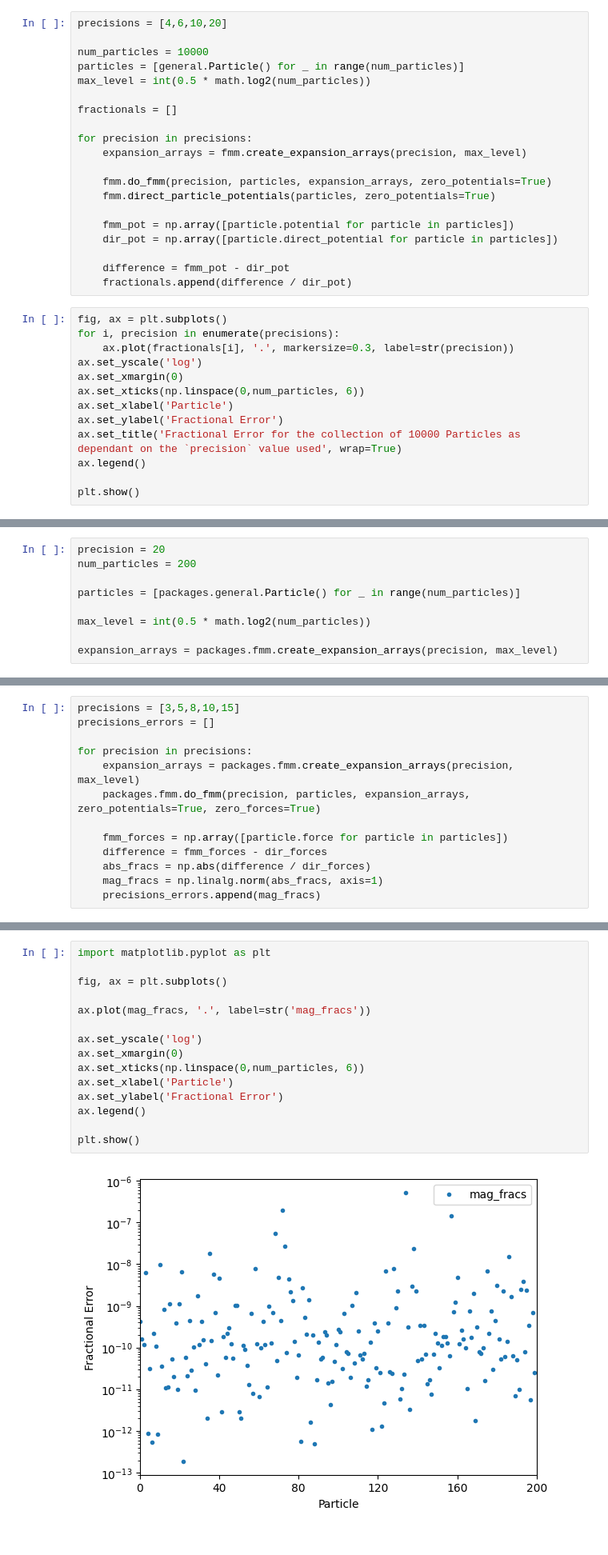
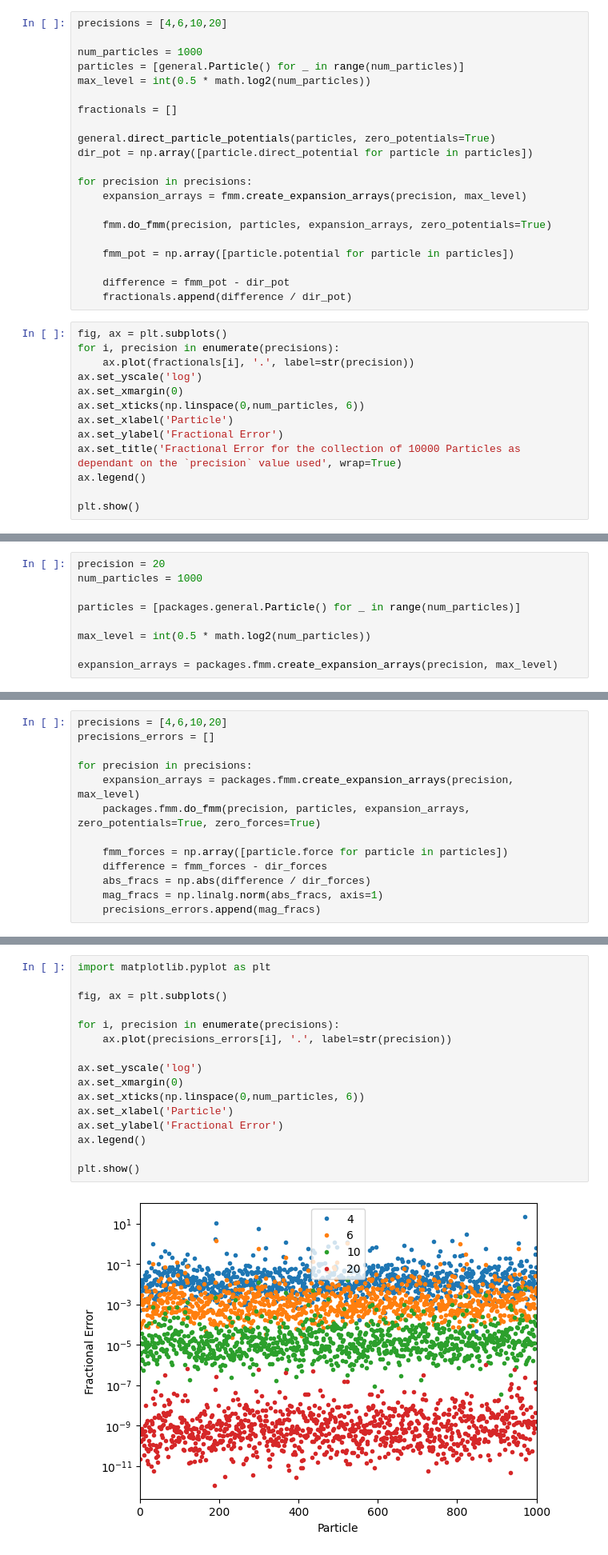
Before and after one commit to Part-II-Computational-Physics/hierarchical-methods-lb880, a Jupyter notebook: fmm_book.ipynb, the cells around one changed output, grey strips where cells are left out. Shown at 80% size. Cells and saved outputs as stored; diff of their text form.

```diff
--- a/fmm_book.ipynb
+++ b/fmm_book.ipynb
@@ -131,27 +127,28 @@ percent_error = 100*fractional_error
 # %%
 precisions = [4,6,10,20]
 
-num_particles = 10000
+num_particles = 1000
 particles = [general.Particle() for _ in range(num_particles)]
 max_level = int(0.5 * math.log2(num_particles))
 
 fractionals = []
 
+general.direct_particle_potentials(particles, zero_potentials=True)
+dir_pot = np.array([particle.direct_potential for particle in particles])
+
 for precision in precisions:
     expansion_arrays = fmm.create_expansion_arrays(precision, max_level)
 
     fmm.do_fmm(precision, particles, expansion_arrays, zero_potentials=True)
-    fmm.direct_particle_potentials(particles, zero_potentials=True)
 
     fmm_pot = np.array([particle.potential for particle in particles])
-    dir_pot = np.array([particle.direct_potential for particle in particles])
 
     difference = fmm_pot - dir_pot
     fractionals.append(difference / dir_pot)
 # %%
 fig, ax = plt.subplots()
 for i, precision in enumerate(precisions):
-    ax.plot(fractionals[i], '.', markersize=0.3, label=str(precision))
+    ax.plot(fractionals[i], '.', label=str(precision))
 ax.set_yscale('log')
 ax.set_xmargin(0)
 ax.set_xticks(np.linspace(0,num_particles, 6))
@@ -177,7 +174,7 @@ reload(packages)
 <module 'packages' from '/Users/liambrown/repositories/computing-project-lb880/packages/__init__.py'>
 # %%
 precision = 20
-num_particles = 200
+num_particles = 1000
 
 particles = [packages.general.Particle() for _ in range(num_particles)]
 
@@ -188,7 +185,7 @@ expansion_arrays = packages.fmm.create_expansion_arrays(precision, max_level)
 packages.general.direct_particle_forces(particles, zero_forces=True)
 dir_forces = np.array([particle.direct_force for particle in particles])
 # %%
-precisions = [3,5,8,10,15]
+precisions = [4,6,10,20]
 precisions_errors = []
 
 for precision in precisions:
@@ -214,20 +204,21 @@ np.max(mag_fracs), np.average(mag_fracs)
 # %%
 import matplotlib.pyplot as plt
 
 fig, ax = plt.subplots()
 
-ax.plot(mag_fracs, '.', label=str('mag_fracs'))
+for i, precision in enumerate(precisions):
+    ax.plot(precisions_errors[i], '.', label=str(precision))
 
 ax.set_yscale('log')
 ax.set_xmargin(0)
 ax.set_xticks(np.linspace(0,num_particles, 6))
 ax.set_xlabel('Particle')
 ax.set_ylabel('Fractional Error')
 ax.legend()
 
 plt.show()
 # %% [output]
-[figure, old version]
+[figure, new version]
 # %%
 import matplotlib.pyplot as plt
 
```
Also changed, not shown: parts of 6 cells of this notebook.
